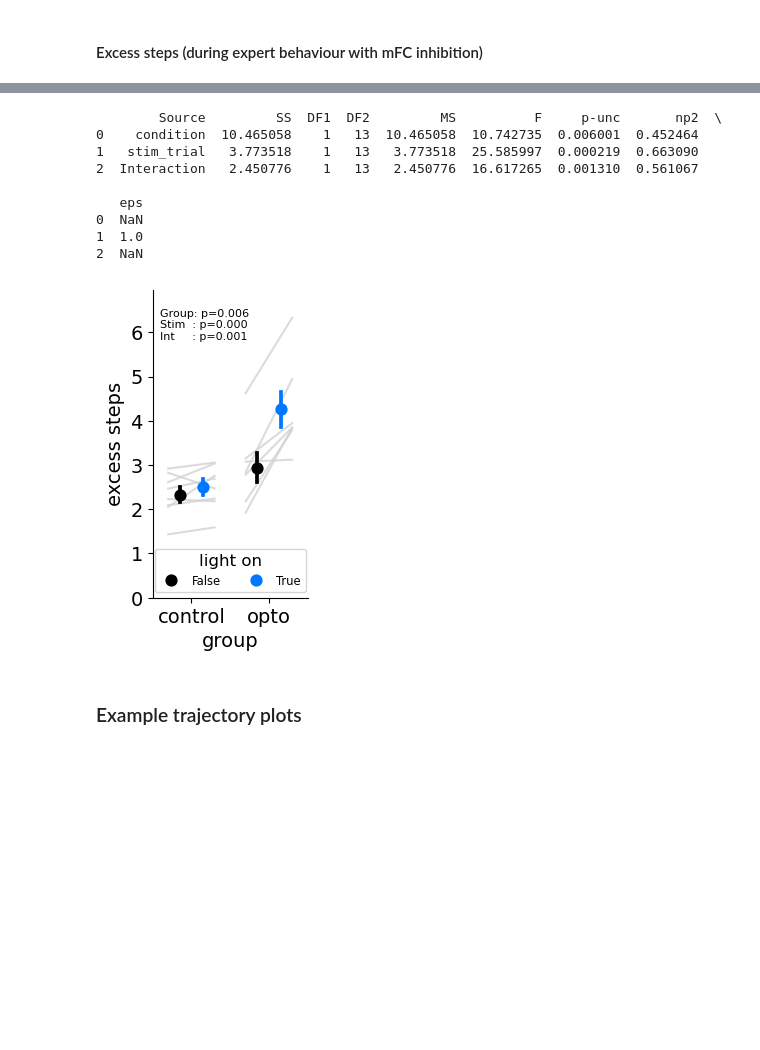
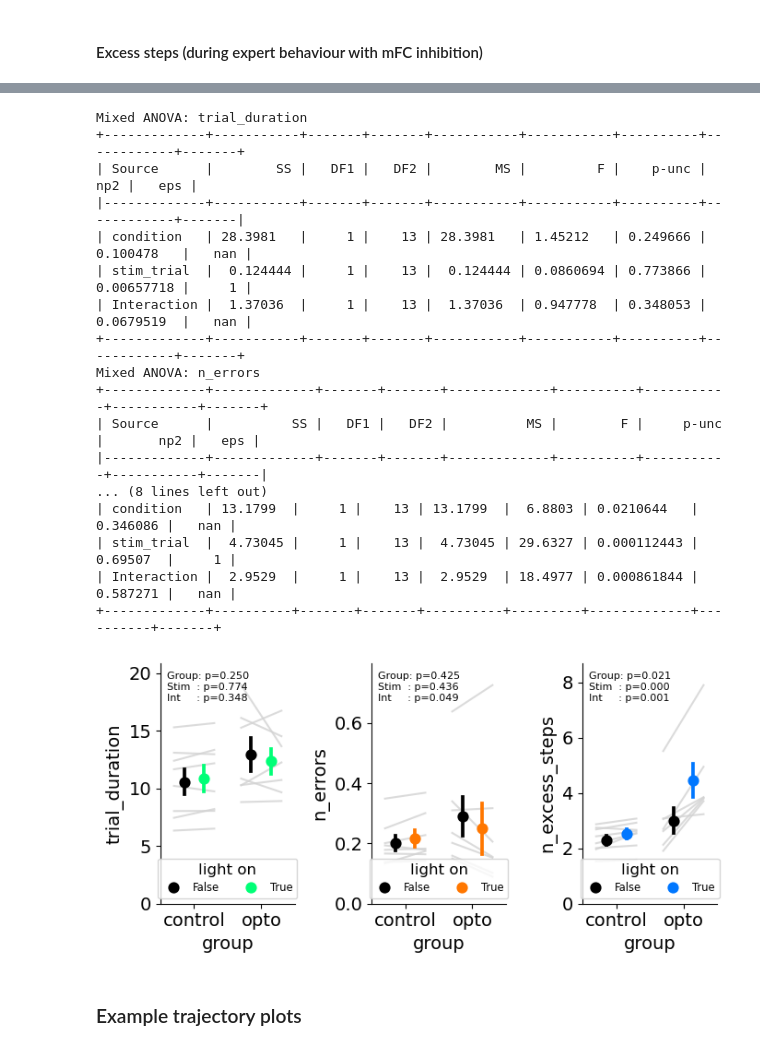
Before and after one commit to peterdoohan/goalNav_mFC-opto3, a Jupyter notebook: code/Notebooks/performance_metrics.ipynb, the cells around one changed output, grey strips where cells are left out. Drawn from its saved outputs; the diff is of its cells as text; code cells hidden in the pictures; blank space fills up the shorter version.

```diff
--- a/code/Notebooks/performance_metrics.ipynb
+++ b/code/Notebooks/performance_metrics.ipynb
@@ -68,24 +88,47 @@ f.savefig("../results/figures/delta_excess_steps_over_time.pdf")
-# %%
-fig, ax = plt.subplots(1, 1, figsize=(2, 4))
-es.plot_random_effects_summary(
-    excess_steps_df,
-    stim_day_range=(8, 22),
-    outlier_thres=500,
-    print_stats=True,
-    ax=ax,
-)
-fig.savefig("../results/figures/random_effects_excess_steps.pdf")
-# %% [output]
-        Source         SS  DF1  DF2         MS          F     p-unc       np2  \
-0    condition  10.465058    1   13  10.465058  10.742735  0.006001  0.452464
-1   stim_trial   3.773518    1   13   3.773518  25.585997  0.000219  0.663090
-2  Interaction   2.450776    1   13   2.450776  16.617265  0.001310  0.561067
-
-   eps
-0  NaN
-1  1.0
-2  NaN
-[figure, removed]
+# %%
+reload(pm)
+from GridMaze.analysis.core import plotting as cp
+
+reload(cp)
+
+stim_day_range = (8, np.inf)
+
+fig, axes = plt.subplots(1, 3, figsize=(7, 3.5))
+for y, ax, ot, color in zip(
+    ["trial_duration", "n_errors", "n_excess_steps"],
+    axes,
+    [3 * 60, 15, 500],  # roughly 99.5th percentiles
+    ["#00FF77", "#FF7700", "#0077FF"],
+):
+    pm.plot_random_effects_summary(
+        performance_df,
+        y=y,
+        stim_day_range=stim_day_range,
+        outlier_thres=ot,
+        print_stats=True,
+        stim_color=color,
+        ax=ax,
+    )
+fig.tight_layout()
+# %% [output]
+Mixed ANOVA: trial_duration
++-------------+-----------+-------+-------+-----------+-----------+----------+------------+-------+
+| Source      |        SS |   DF1 |   DF2 |        MS |         F |    p-unc |        np2 |   eps |
+|-------------+-----------+-------+-------+-----------+-----------+----------+------------+-------|
+| condition   | 28.3981   |     1 |    13 | 28.3981   | 1.45212   | 0.249666 | 0.100478   |   nan |
+| stim_trial  |  0.124444 |     1 |    13 |  0.124444 | 0.0860694 | 0.773866 | 0.00657718 |     1 |
+| Interaction |  1.37036  |     1 |    13 |  1.37036  | 0.947778  | 0.348053 | 0.0679519  |   nan |
++-------------+-----------+-------+-------+-----------+-----------+----------+------------+-------+
+Mixed ANOVA: n_errors
++-------------+-------------+-------+-------+-------------+----------+-----------+-----------+-------+
+| Source      |          SS |   DF1 |   DF2 |          MS |        F |     p-unc |       np2 |   eps |
+|-------------+-------------+-------+-------+-------------+----------+-----------+-----------+-------|
+... (8 lines left out)
+| condition   | 13.1799  |     1 |    13 | 13.1799  |  6.8803 | 0.0210644   | 0.346086 |   nan |
+| stim_trial  |  4.73045 |     1 |    13 |  4.73045 | 29.6327 | 0.000112443 | 0.69507  |     1 |
+| Interaction |  2.9529  |     1 |    13 |  2.9529  | 18.4977 | 0.000861844 | 0.587271 |   nan |
++-------------+----------+-------+-------+----------+---------+-------------+----------+-------+
+[figure, added]
 # %% [markdown]
 ### Example trajectory plots
 # %%
```
Also changed, not shown: parts of 9 cells of this notebook, 3 other files.
